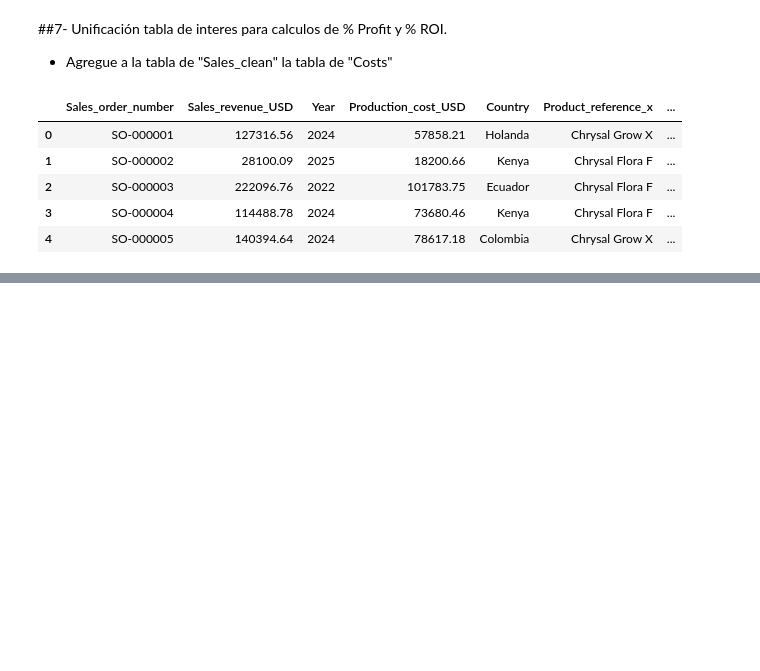
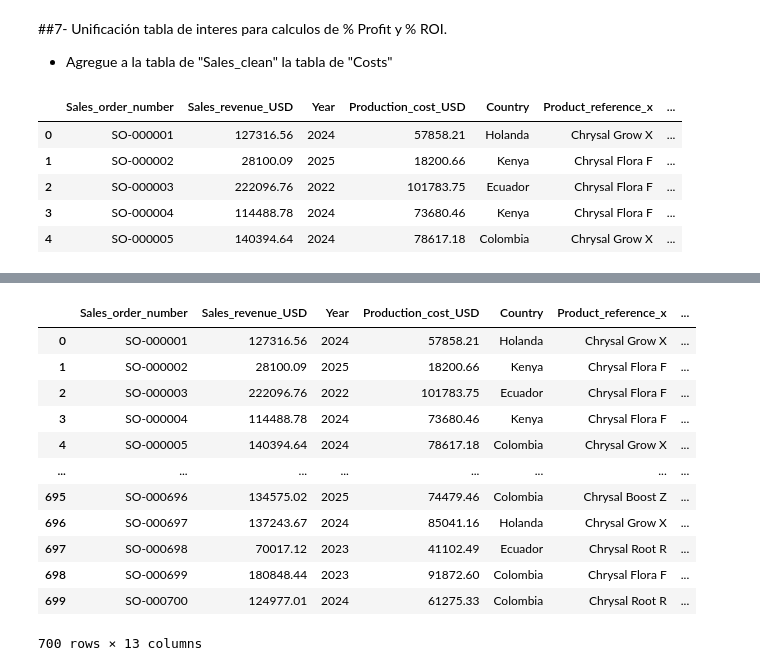
Before and after one commit to alexsandoval05/Revenue-sustainability-Chrysal, a Jupyter notebook: chrysal_profit_sustainability.ipynb, the cells around one changed output, grey strips where cells are left out. Cells and saved outputs as stored; diff of their text form; code cells hidden in the pictures; blank space fills up the shorter version.

```diff
--- a/chrysal_profit_sustainability.ipynb
+++ b/chrysal_profit_sustainability.ipynb
@@ -431,0 +452,19 @@ sales_final.head()
+# %%
+sales_final['costo_total'] = sales_final['Production_cost_USD'] + sales_final['Disposal_waste_cost']
+sales_final['gross_profit'] = sales_final['Sales_revenue_USD'] - sales_final['costo_total']
+sales_final['margin_pct'] = (sales_final['gross_profit']) *100 / sales_final['Sales_revenue_USD']
+sales_final
+# %% [output]
+|  | Sales_order_number | Sales_revenue_USD | Year | Production_cost_USD | Country | Product_reference_x | ... |
+| 0 | SO-000001 | 127316.56 | 2024 | 57858.21 | Holanda | Chrysal Grow X | ... |
+| 1 | SO-000002 | 28100.09 | 2025 | 18200.66 | Kenya | Chrysal Flora F | ... |
+| 2 | SO-000003 | 222096.76 | 2022 | 101783.75 | Ecuador | Chrysal Flora F | ... |
+| 3 | SO-000004 | 114488.78 | 2024 | 73680.46 | Kenya | Chrysal Flora F | ... |
+| 4 | SO-000005 | 140394.64 | 2024 | 78617.18 | Colombia | Chrysal Grow X | ... |
+| ... | ... | ... | ... | ... | ... | ... | ... |
+| 695 | SO-000696 | 134575.02 | 2025 | 74479.46 | Colombia | Chrysal Boost Z | ... |
+| 696 | SO-000697 | 137243.67 | 2024 | 85041.16 | Holanda | Chrysal Grow X | ... |
+| 697 | SO-000698 | 70017.12 | 2023 | 41102.49 | Ecuador | Chrysal Root R | ... |
+| 698 | SO-000699 | 180848.44 | 2023 | 91872.60 | Colombia | Chrysal Flora F | ... |
+| 699 | SO-000700 | 124977.01 | 2024 | 61275.33 | Colombia | Chrysal Root R | ... |
+700 rows × 13 columns
```
Also changed, not shown: parts of 4 cells of this notebook.
